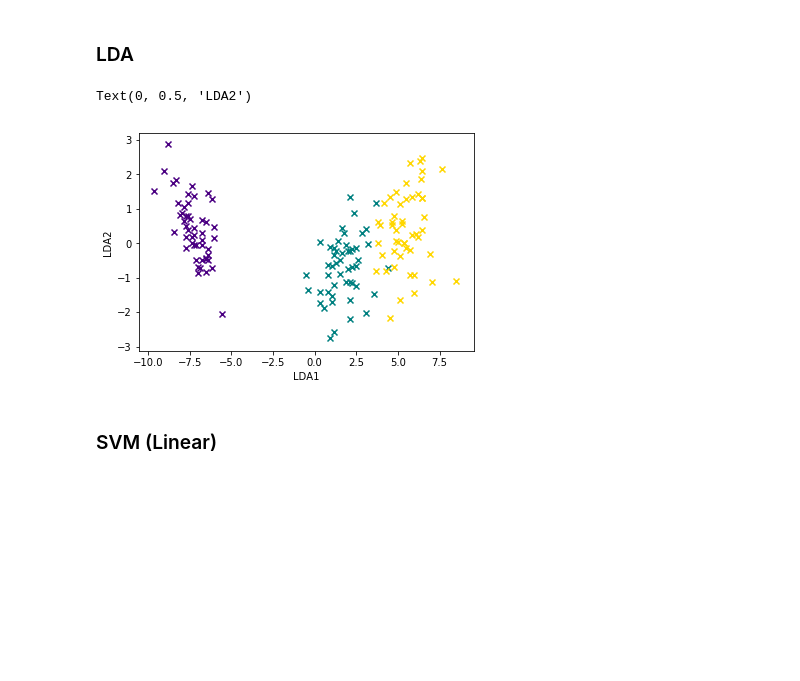
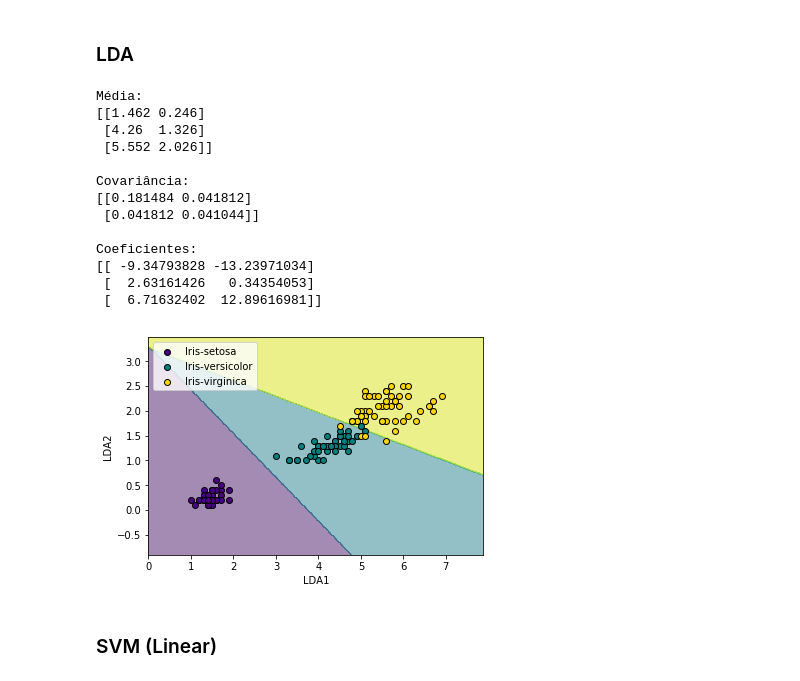
Before and after one commit to amacielima/fund-ia, a Jupyter notebook: Atividade 07/1201193_PEL202_Atividade07.ipynb, the cells around one changed output. Cells and saved outputs as stored; diff of their text form; code cells hidden in the pictures; blank space fills up the shorter version.

```diff
--- a/Atividade 07/1201193_PEL202_Atividade07.ipynb
+++ b/Atividade 07/1201193_PEL202_Atividade07.ipynb
@@ -108,20 +121,68 @@ Componente Principal 2 [ 0.63470116  0.7468054  -0.17634312 -0.09131939]
 # %% [markdown]
 ### LDA
-# %%
-# LDA com dois componentes principais
-lda = LinearDiscriminantAnalysis(n_components = 2)
-lda = lda.fit(X_train, y_train)
-X_lda = lda.transform(X)
-
-# Plot the hyperplanes
-for l, c in zip(iris['class'].unique(), ['indigo','teal','gold']):
-    plt.scatter(X_lda[y == l,0], X_lda[y == l,1], c = c, marker = 'x', label = l)
-
-plt.xlabel("LDA1")
-plt.ylabel("LDA2")
-# %% [output]
-Text(0, 0.5, 'LDA2')
-[figure, removed]
+# %%
+# LDA com dois componentes principais
+
+# seleciona dois atributos da base de íris para executar o LDA
+X_lda = iris.iloc[:,2:4].values
+y_lda = iris['class'].values
+
+lda = LinearDiscriminantAnalysis(store_covariance = True)
+lda = lda.fit(X_lda, y_lda)
+#X_lda = lda.transform(X)
+
+print('Média: \n'+ str(lda.means_) + '\n')
+print('Covariância: \n' + str(lda.covariance_) + '\n')
+print('Coeficientes: \n' + str(lda.coef_))
+
+# determina espaço/área para plotar gráfico
+x_lda_min, x_lda_max = X_lda[:, 0].min() - 1, X_lda[:, 0].max() + 1
+y_lda_min, y_lda_max = X_lda[:, 1].min() - 1, X_lda[:, 1].max() + 1
+
+# cria arrays para x e y dos dados do LDA
+xp_lda, yp_lda = np.meshgrid(np.arange(x_lda_min, x_lda_max, .02), np.arange(y_lda_min, y_lda_max, .02))
+
+# realiza a predição pelo LDA, através dos dados em do espaço em x e y
+Z_lda = lda.predict(np.c_[xp_lda.ravel(), yp_lda.ravel()]).reshape(xp_lda.shape)
+
+# realiza o preenchimento dos espaços e contorno do gráfico
+plt.contourf(xp_lda, yp_lda, Z_lda, alpha = 0.5)
+
+# plota dados obtidos pelo LDA
+for l, c in zip(iris['class'].unique(), ['indigo', 'teal', 'gold']):
+
+    if (l == 0):
+        text = class_map[l]
+
+    elif (l == 1):
+        text = class_map[l]
+
+    elif (l == 2):
+        text = class_map[l]
+
+    plt.scatter(X_lda[y == l,0], X_lda[y == l,1], c = c, marker = 'o', label = text, edgecolors='black')
+
+# define legenda e nome dos eixos
+plt.legend(loc = "upper left")
+plt.xlabel("LDA1")
+plt.ylabel("LDA2")
+
+plt.show()
+# %% [output]
+Média:
+[[1.462 0.246]
+ [4.26  1.326]
+ [5.552 2.026]]
+
+Covariância:
+[[0.181484 0.041812]
+ [0.041812 0.041044]]
+
+Coeficientes:
+[[ -9.34793828 -13.23971034]
+ [  2.63161426   0.34354053]
+ [  6.71632402  12.89616981]]
+[figure, added]
 # %% [markdown]
 ### SVM (Linear)
 # %%
```
Also changed, not shown: parts of 4 cells of this notebook.
